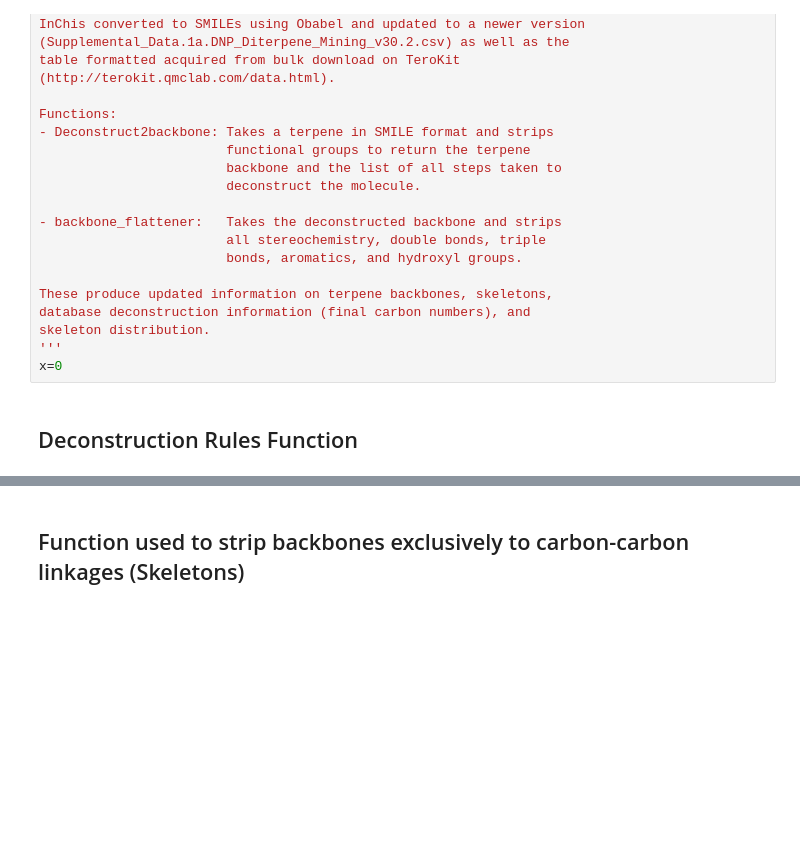
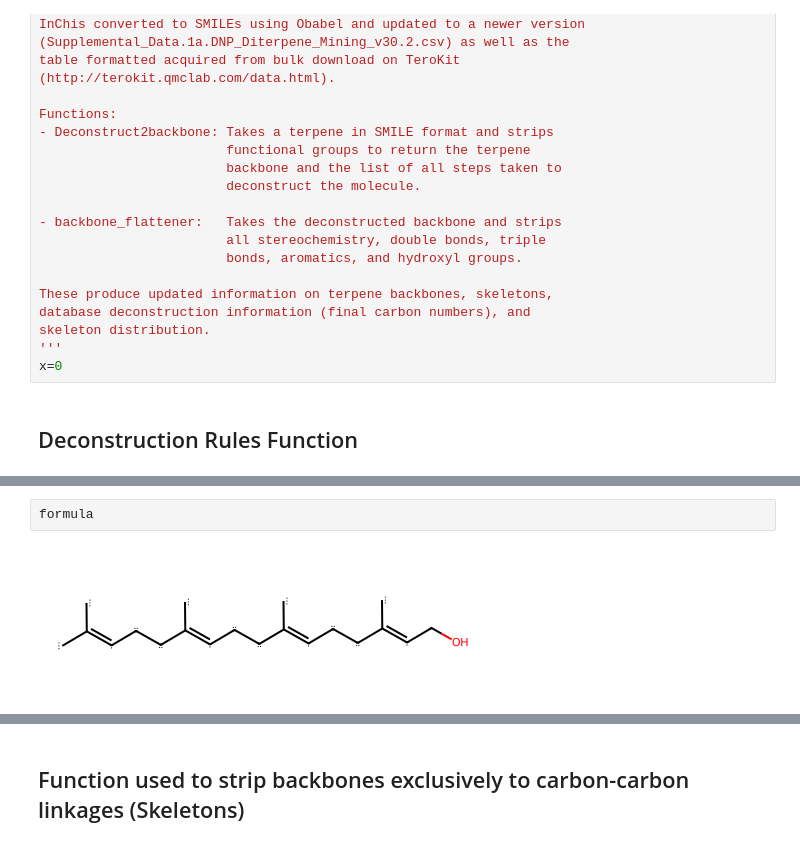
Before and after one commit to DavisMathieu/Deconstruction_Pipeline, a Jupyter notebook: Supp_Code.1.Terpenoid_Deconstruction.ipynb, the cells around one changed output, grey strips where cells are left out. Saved outputs shown, nothing was run; the diff lists cells and outputs as text; blank space fills up the shorter version.

```diff
--- a/Supp_Code.1.Terpenoid_Deconstruction.ipynb
+++ b/Supp_Code.1.Terpenoid_Deconstruction.ipynb
@@ -1207,0 +1219,4 @@ def deconstruct2backbone(sub):
+# %%
+formula
+# %% [output]
+[figure, added]
```
Also changed, not shown: parts of 31 cells of this notebook.
